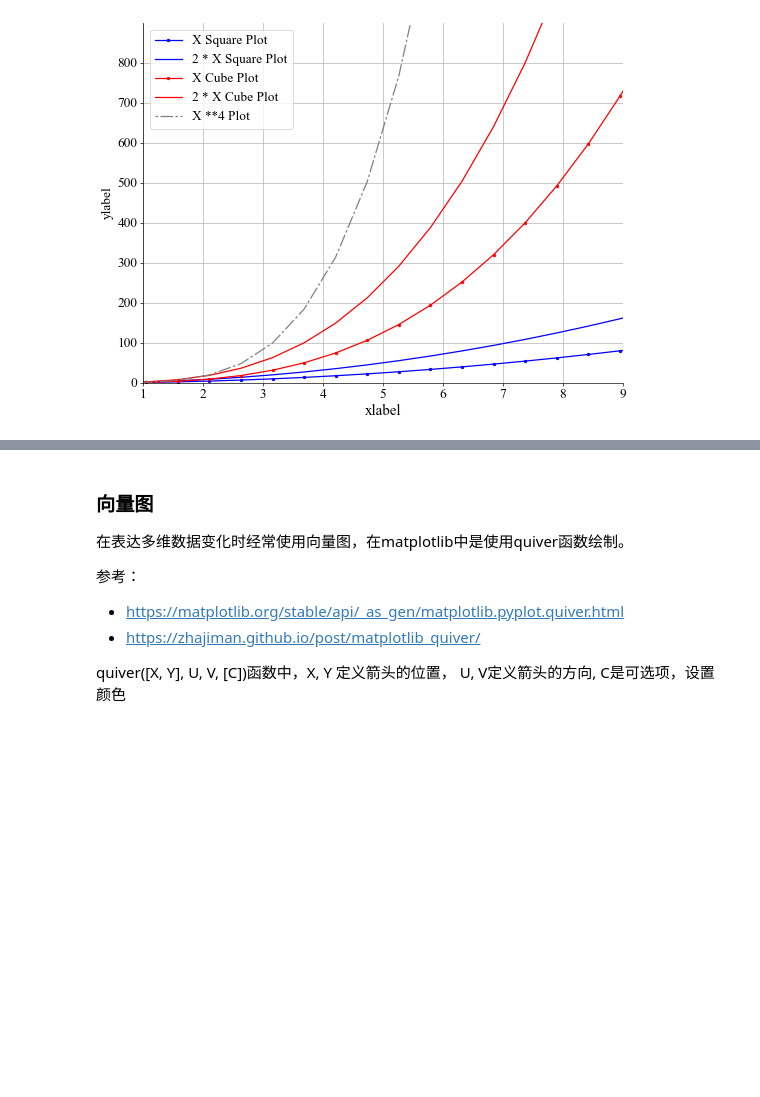
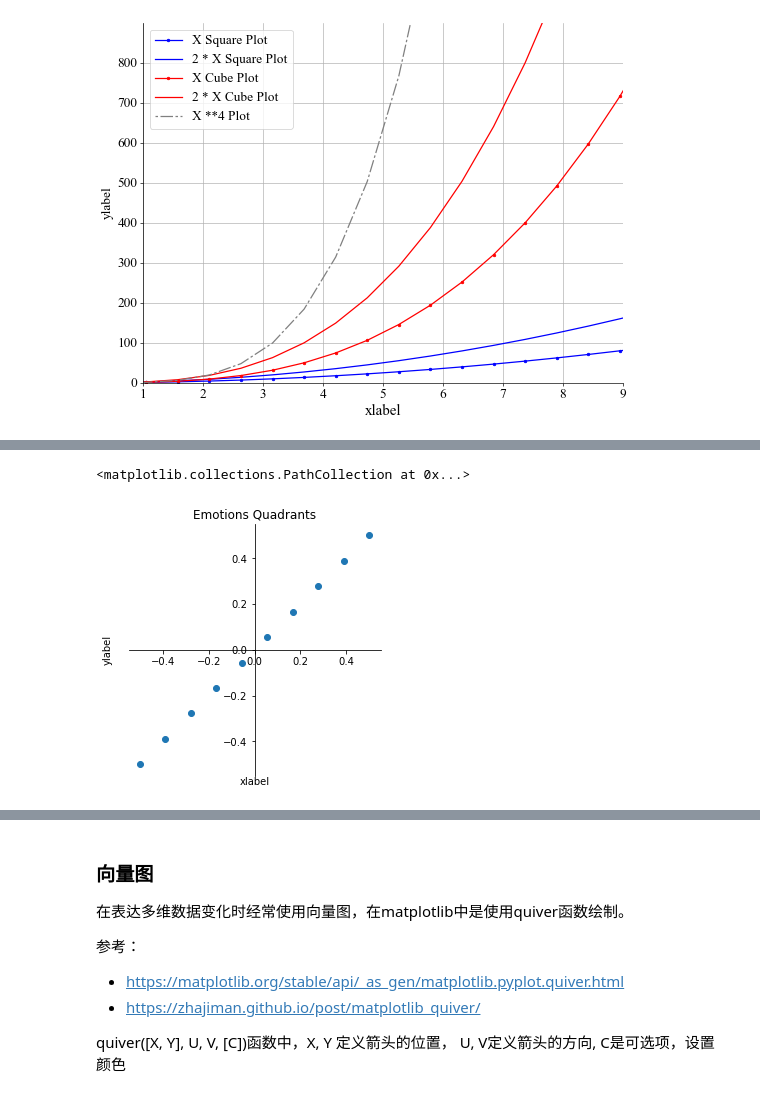
Before and after one commit to iHeadWater/hydrus, a Jupyter notebook: 3-basic-pyviz/1-matplotlib-intro/how-to-use-matplotlib.ipynb, the cells around one changed output, grey strips where cells are left out. Saved outputs shown, nothing was run; the diff lists cells and outputs as text; code cells hidden in the pictures; blank space fills up the shorter version.

Commit message:
4quandrant plots in matplotlib

```diff
--- a/3-basic-pyviz/1-matplotlib-intro/how-to-use-matplotlib.ipynb
+++ b/3-basic-pyviz/1-matplotlib-intro/how-to-use-matplotlib.ipynb
@@ -645,0 +652,25 @@ plt.legend(prop={'size': 16})
+# %%
+import matplotlib.pyplot as plt
+import numpy as np
+
+x_vals = np.linspace(-0.5,0.5,10)
+y_vals = np.linspace(-0.5,0.5,10)
+
+fig1 = plt.figure(figsize=[7,7])
+axes1 = fig1.add_axes([-0.5,-0.5,0.5,0.5])
+axes1.set_xlabel("xlabel", labelpad=110)
+axes1.set_ylabel("ylabel", labelpad=110)
+axes1.set_title("Emotions Quadrants")
+axes1.spines[['top', 'right']].set_visible(False)
+axes1.spines[['left','bottom']].set_position('center')
+
+# axes1.spines['left'].set_position(('axes', 0.5))
+# axes1.spines['bottom'].set_position(('axes', 0.5))
+
+axes1.xaxis.set_ticks_position('bottom')
+axes1.yaxis.set_ticks_position('left')
+
+axes1.scatter(x_vals, y_vals, label="test")
+# %% [output]
+<matplotlib.collections.PathCollection at 0x...>
+[figure, added]
```
Also changed, not shown: parts of 3 cells of this notebook.
